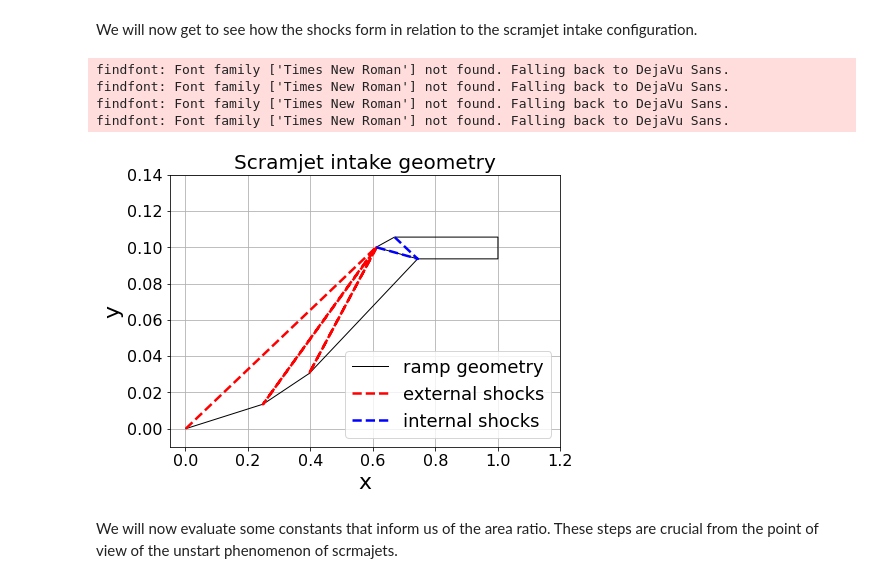
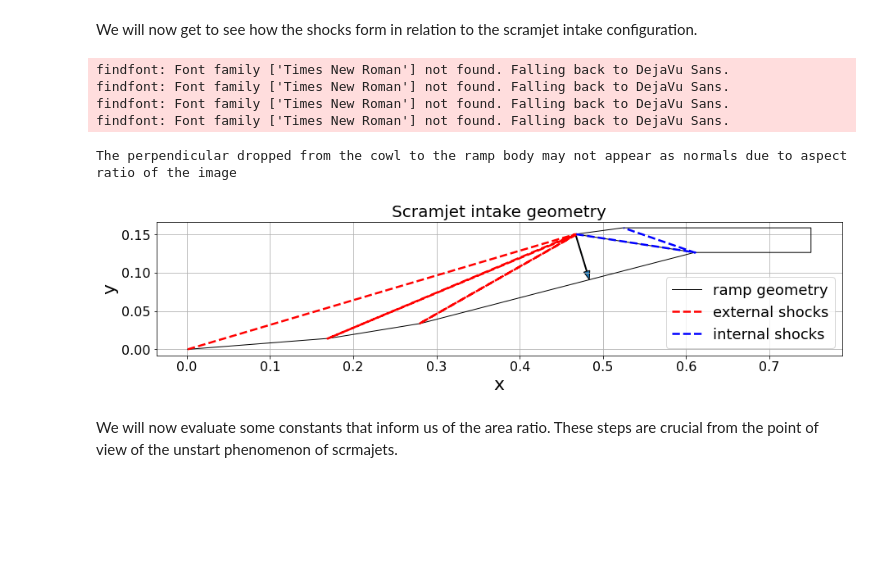
Before and after one commit to shuvayanb/LFF-for-design-and-optimisation, a Jupyter notebook: LFF_Scramjet_intake.ipynb, the cells around one changed output. Drawn from its saved outputs; the diff is of its cells as text; code cells hidden in the pictures; blank space fills up the shorter version.

```diff
--- a/LFF_Scramjet_intake.ipynb
+++ b/LFF_Scramjet_intake.ipynb
@@ -50,5 +50,5 @@ We will then provide some freestream conditions for the intake. Go ahead and cha
 # %%
-M1 = 8           # Freestream Mach number
+M1 = 4           # Freestream Mach number
 Me = 0.75*M1      # Mach number after last external shock
 #Mis = 0.5*M1   # Mach number at the start of the isolator
 P1 = 6079.5      # Freestream Pressure
@@ -59,8 +59,8 @@ gamma_Y = 1.4;   # Ratio of specific heats
 
 V1 = M1*np.sqrt(gamma_Y*R*T1); # Freestream velocity
 
-H = 0.1          # Height of cowl lip
-Lmax = 1.0       # Length of forebody
+H = 0.15          # Height of cowl lip
+Lmax = 0.75       # Length of forebody
 
 tol = 1e-03;
 error = 100.0;
@@ -439,6 +439,11 @@ myfile2.close()
 We will now get to see how the shocks form in relation to the scramjet intake configuration.
 # %%
 #plotting
+
+def drawArrow(A, B):
+    arrow = plt.arrow(A[0], A[1], B[0] - A[0], B[1] - A[1],
+                      head_width=0.0075, length_includes_head=True)
+    return arrow
 
 import matplotlib
 import matplotlib.pyplot as plt
@@ -474,37 +479,47 @@ ramp_data = np.loadtxt(fname, delimiter = " ", skiprows=0)
 fname = 'external_shocks.dat'
 ex_shocks = np.loadtxt(fname, delimiter = " ", skiprows=0)
 
 fname = 'internal_shocks.dat'
 in_shocks = np.loadtxt(fname, delimiter = " ", skiprows=0)
 
 ramp_x = ramp_data[:,0]
 ramp_y = ramp_data[:,1]
 
 ex_shocks_x = ex_shocks[:,0]
 ex_shocks_y = ex_shocks[:,1]
 
 in_shocks_x = in_shocks[:,0]
 in_shocks_y = in_shocks[:,1]
 
-plt.figure(figsize=(7, 5))
+plt.figure(figsize=(15, 3))
+
+cowl = [xo,yo]
+phi_b = [phi_x,phi_y]
+
+arrow = drawArrow(cowl,phi_b)
 
 plt.plot(ramp_x,ramp_y,'-k', linewidth=1.0,label='ramp geometry')
 plt.plot(ex_shocks_x,ex_shocks_y,'--r', linewidth=2.5,label='external shocks')
 plt.plot(in_shocks_x,in_shocks_y,'--b', linewidth=2.5,label='internal shocks')
 plt.title('Scramjet intake geometry', fontsize = 20)
 plt.xlabel('x',fontsize=22)
 plt.ylabel('y',fontsize=22)
 plt.tick_params(labelsize=16)
-plt.xlim(-0.05, 1.2)
-plt.ylim(-0.01, 0.14)
+#plt.xlim(-0.05, 1.2)
+#plt.ylim(-0.01, 0.14)
 plt.legend(loc="lower right")
 plt.grid(True, which="both", ls="-")
+
+
+
+print('The perpendicular dropped from the cowl to the ramp body may not appear as normals due to aspect ratio of the image ')
 # %% [output]
 findfont: Font family ['Times New Roman'] not found. Falling back to DejaVu Sans.
 findfont: Font family ['Times New Roman'] not found. Falling back to DejaVu Sans.
 findfont: Font family ['Times New Roman'] not found. Falling back to DejaVu Sans.
 findfont: Font family ['Times New Roman'] not found. Falling back to DejaVu Sans.
+The perpendicular dropped from the cowl to the ramp body may not appear as normals due to aspect ratio of the image
-[figure, old version]
+[figure, new version]
 # %% [markdown]
 We will now evaluate some constants that inform us of the area ratio. These steps are crucial from the point of view of the unstart phenomenon of scrmajets.
 # %%
```
Also changed, not shown: parts of 3 cells of this notebook.
